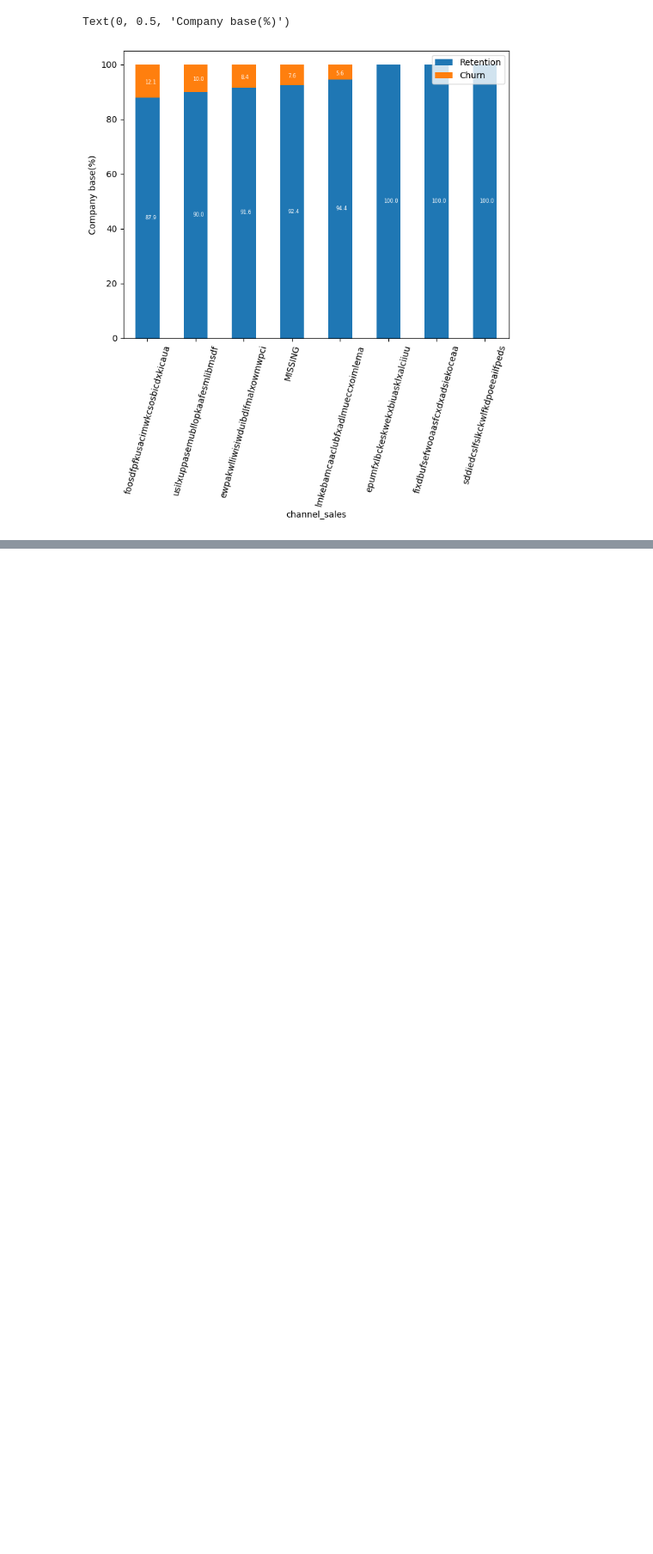
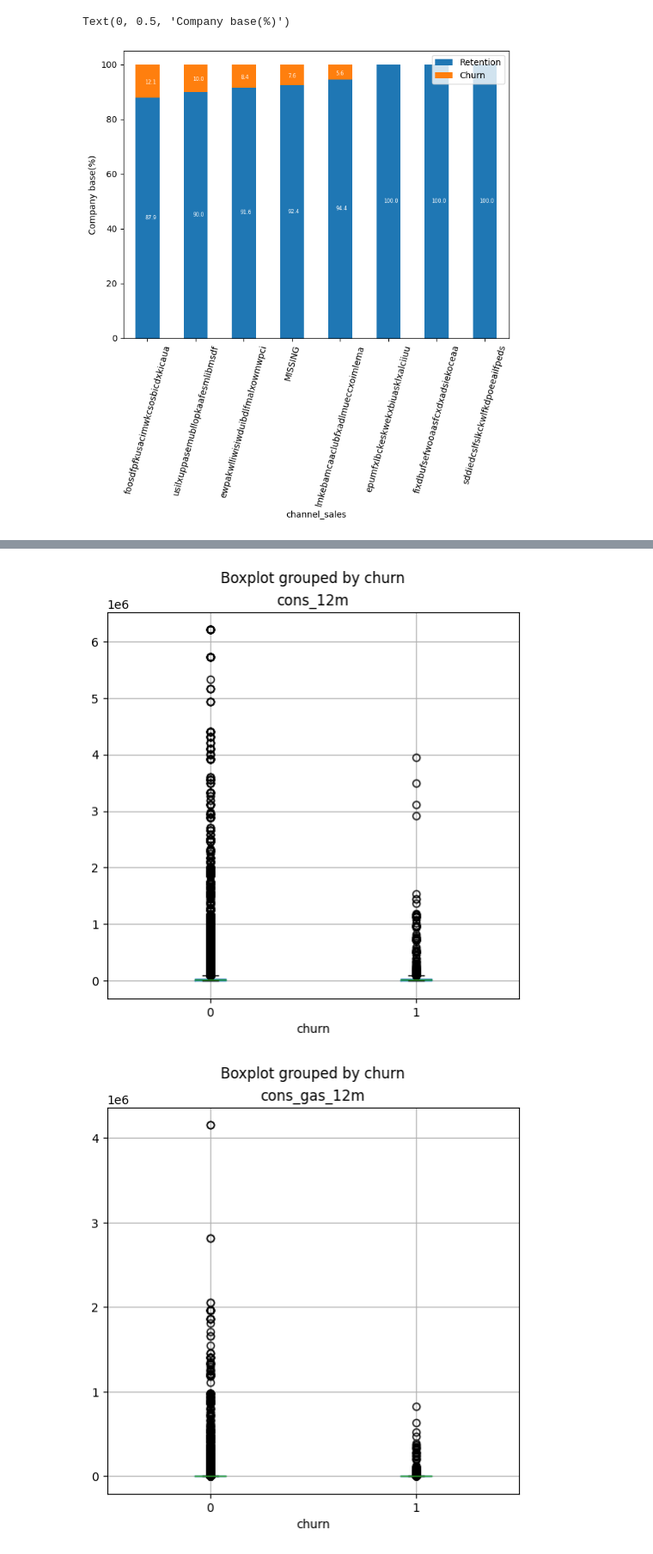
Before and after one commit to konyeinmg/BCG_virtual_intern, a Jupyter notebook: analysis.ipynb, the cells around one changed output, grey strips where cells are left out. Shown: that part at 86% size. Saved outputs shown, nothing was run; the diff lists cells and outputs as text; code cells hidden in the pictures; blank space fills up the shorter version.

```diff
--- a/analysis.ipynb
+++ b/analysis.ipynb
@@ -254,3 +254,6 @@ plt.ylabel('Company base(%)')
 # %% [output]
 Text(0, 0.5, 'Company base(%)')
 [figure]
+# %%
+consumption = client_data[["cons_12m", "cons_gas_12m", "cons_last_month", "imp_cons"]]
+consumption.head()
@@ -256,0 +267,8 @@ Text(0, 0.5, 'Company base(%)')
+# %%
+for col in consumption:
+    ax = client_data.boxplot(column = col, by = 'churn', figsize = (6,6))
+    plt.title(col)
+plt.show()
+# %% [output]
+[figure, added]
+[figure, added]
```
Also changed, not shown: parts of 5 cells of this notebook.
